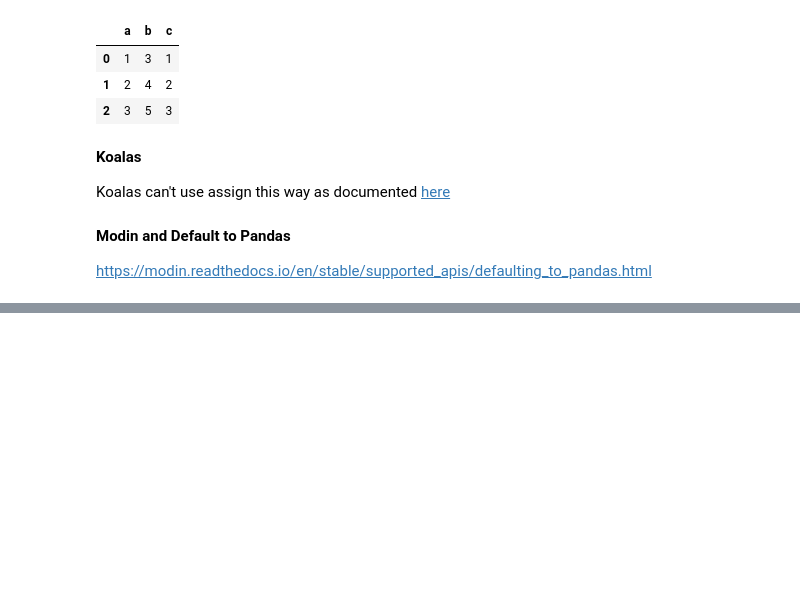
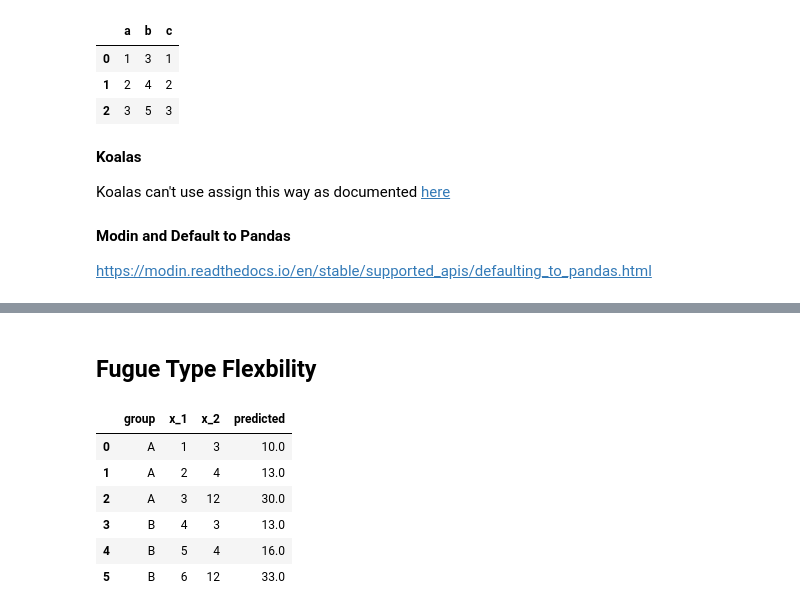
Before and after one commit to kvnkho/demos, a Jupyter notebook: meetups/data-science-dc-fugue/porting_code_to_spark.ipynb, the cells around one changed output, grey strips where cells are left out. Saved outputs shown, nothing was run; the diff lists cells and outputs as text; code cells hidden in the pictures; blank space fills up the shorter version.

```diff
--- a/meetups/data-science-dc-fugue/porting_code_to_spark.ipynb
+++ b/meetups/data-science-dc-fugue/porting_code_to_spark.ipynb
@@ -716,0 +847,10 @@ https://modin.readthedocs.io/en/stable/supported_apis/defaulting_to_pandas.html
+# %%
+df = pd.DataFrame({"id":[0,1,2], "value": (["A", "B", "C"])})
+map_dict = {"A": "Apple", "B": "Banana", "C": "Carrot"}
+
+res = transform(df,
+               map_letter_to_food2,
+               schema="*",
+               params=dict(mapping=map_dict),
+               )
+res
@@ -716,0 +879,2 @@ https://modin.readthedocs.io/en/stable/supported_apis/defaulting_to_pandas.html
+# %% [markdown]
+## Fugue Type Flexbility
@@ -716,0 +885,29 @@ https://modin.readthedocs.io/en/stable/supported_apis/defaulting_to_pandas.html
+# %%
+X = pd.DataFrame({"x_1": [1, 1, 2, 2], "x_2":[1, 2, 2, 3]})
+y = np.dot(X, np.array([1, 2])) + 3
+reg = LinearRegression().fit(X, y)
+
+X2 = pd.DataFrame({"x_1": [2, 3, 2, 3], "x_2":[1, 2, 2, 3]})
+y2 = np.dot(X2, np.array([-1, -2])) + 3
+reg2 = LinearRegression().fit(X2, y2)
+# %%
+input_df = pd.DataFrame({"group": ["A","A","A", "B","B","B"],
+                        "x_1": [1,2,3,4,5,6],
+                        "x_2": [3,4,12,3,4,12]})
+# %%
+# This is for one group
+def predict(df: pd.DataFrame) -> pd.DataFrame:
+    group = df.iloc[0]["group"]
+    model = reg if group == "A" else reg2
+    return df.assign(predicted=model.predict(df.drop("group", axis = 1)))
+# %%
+# this only uses one of the models
+predict(input_df.copy())
+# %% [output]
+|  | group | x_1 | x_2 | predicted |
+| 0 | A | 1 | 3 | 10.0 |
+| 1 | A | 2 | 4 | 13.0 |
+| 2 | A | 3 | 12 | 30.0 |
+| 3 | B | 4 | 3 | 13.0 |
+| 4 | B | 5 | 4 | 16.0 |
+| 5 | B | 6 | 12 | 33.0 |
```
Also changed, not shown: parts of 26 cells of this notebook.
